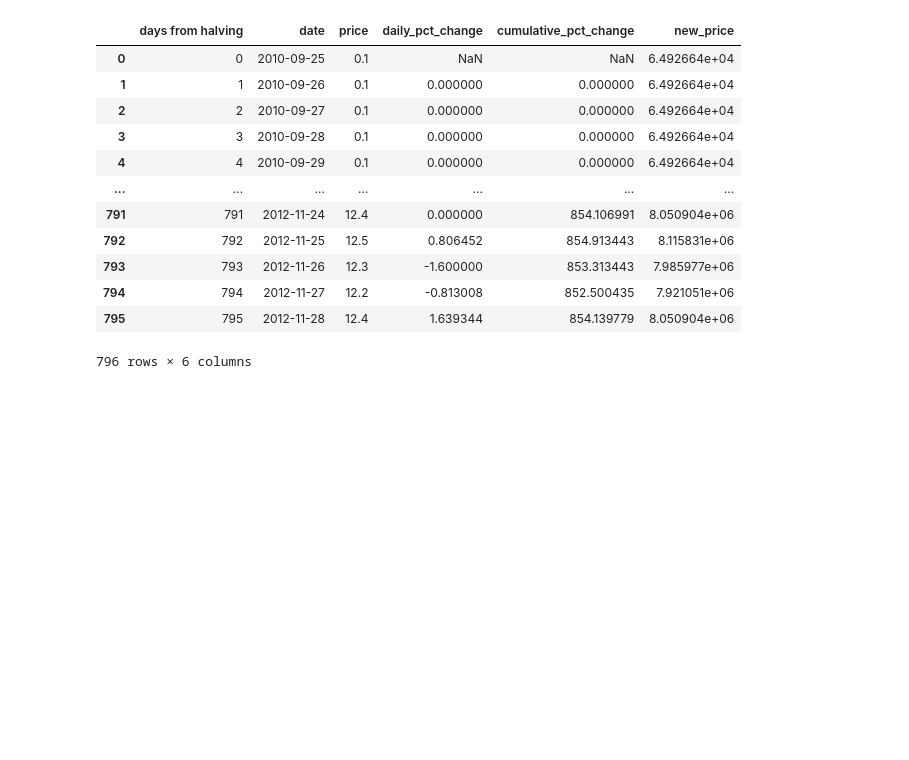
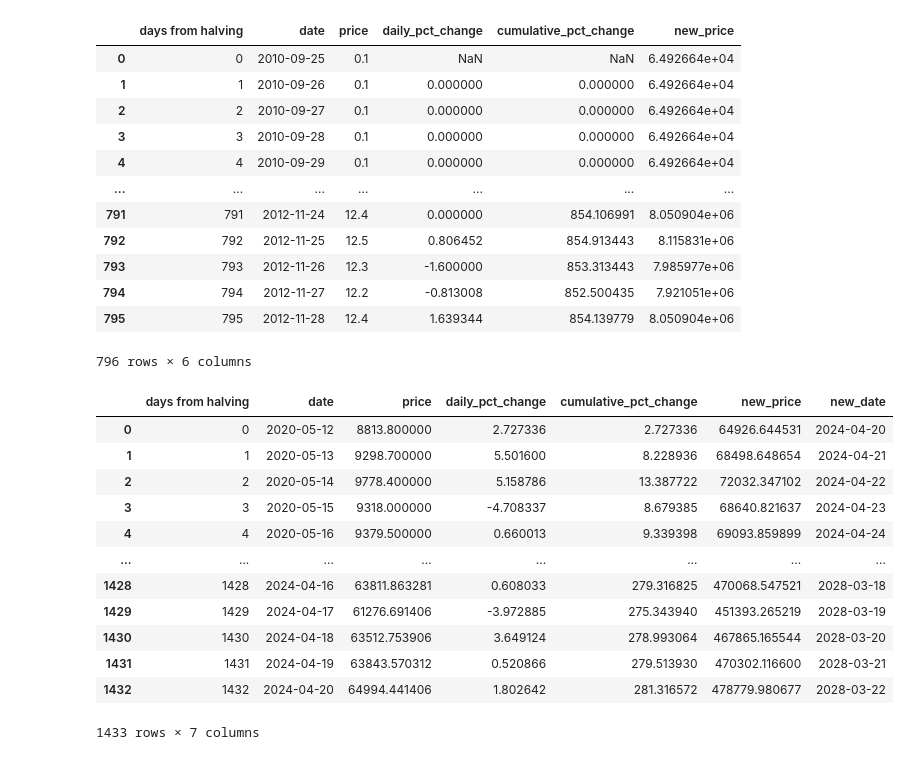
Before and after one commit to guevarch/BitcoinFinal, a Jupyter notebook: map2.ipynb, the cells around one changed output. Saved outputs shown, nothing was run; the diff lists cells and outputs as text; code cells hidden in the pictures; blank space fills up the shorter version.

```diff
--- a/map2.ipynb
+++ b/map2.ipynb
@@ -164,6 +162,30 @@ cycle1
 | 794 | 794 | 2012-11-27 | 12.2 | -0.813008 | 852.500435 | 7.921051e+06 |
 | 795 | 795 | 2012-11-28 | 12.4 | 1.639344 | 854.139779 | 8.050904e+06 |
 796 rows × 6 columns
+# %%
+import pandas as pd
+from datetime import timedelta
+
+# Add new_date column to cycle3 DataFrame
+cycle3['new_date'] = pd.to_datetime('2024-04-20') + pd.to_timedelta(cycle3['days from halving'], unit='D')
+cycle2['new_date'] = pd.to_datetime('2024-04-20') + pd.to_timedelta(cycle2['days from halving'], unit='D')
+# Add new_date column to cycle4 DataFrame
+cycle4['new_date'] = pd.to_datetime('2024-04-20') + pd.to_timedelta(cycle4['days from halving'], unit='D')
+cycle4
+# %% [output]
+|  | days from halving | date | price | daily_pct_change | cumulative_pct_change | new_price | new_date |
+| 0 | 0 | 2020-05-12 | 8813.800000 | 2.727336 | 2.727336 | 64926.644531 | 2024-04-20 |
+| 1 | 1 | 2020-05-13 | 9298.700000 | 5.501600 | 8.228936 | 68498.648654 | 2024-04-21 |
+| 2 | 2 | 2020-05-14 | 9778.400000 | 5.158786 | 13.387722 | 72032.347102 | 2024-04-22 |
+| 3 | 3 | 2020-05-15 | 9318.000000 | -4.708337 | 8.679385 | 68640.821637 | 2024-04-23 |
+| 4 | 4 | 2020-05-16 | 9379.500000 | 0.660013 | 9.339398 | 69093.859899 | 2024-04-24 |
+| ... | ... | ... | ... | ... | ... | ... | ... |
+| 1428 | 1428 | 2024-04-16 | 63811.863281 | 0.608033 | 279.316825 | 470068.547521 | 2028-03-18 |
+| 1429 | 1429 | 2024-04-17 | 61276.691406 | -3.972885 | 275.343940 | 451393.265219 | 2028-03-19 |
+| 1430 | 1430 | 2024-04-18 | 63512.753906 | 3.649124 | 278.993064 | 467865.165544 | 2028-03-20 |
+| 1431 | 1431 | 2024-04-19 | 63843.570312 | 0.520866 | 279.513930 | 470302.116600 | 2028-03-21 |
+| 1432 | 1432 | 2024-04-20 | 64994.441406 | 1.802642 | 281.316572 | 478779.980677 | 2028-03-22 |
+1433 rows × 7 columns
 # %%
 import plotly.graph_objects as go
 import pandas as pd
```
Also changed, not shown: parts of 7 cells of this notebook, 2 other files.
